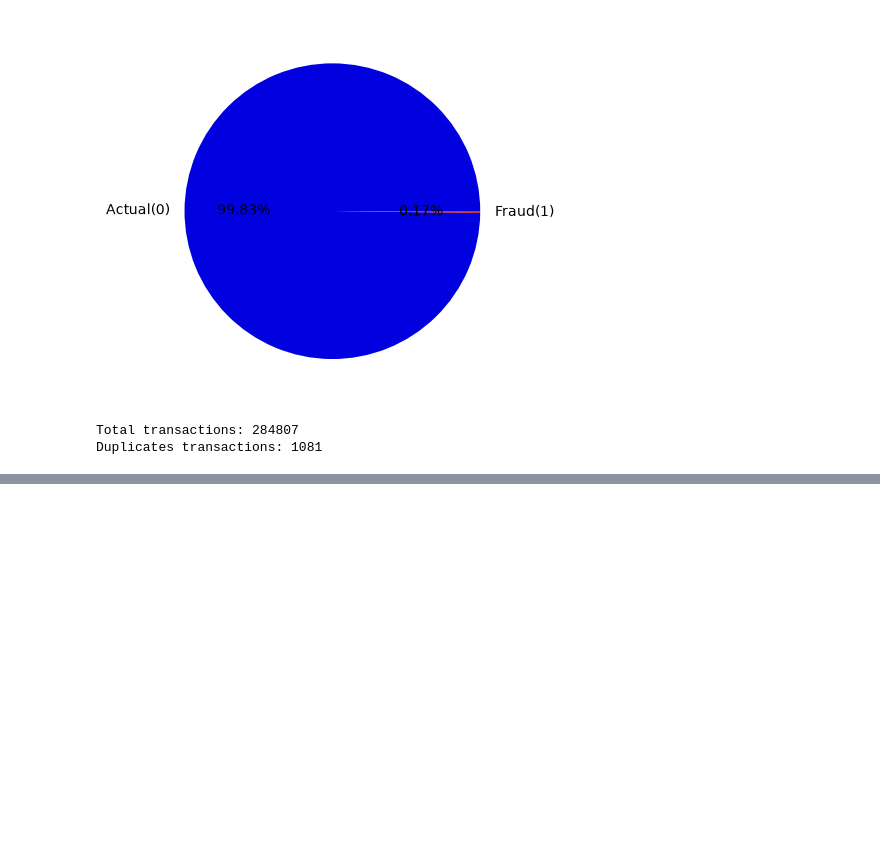
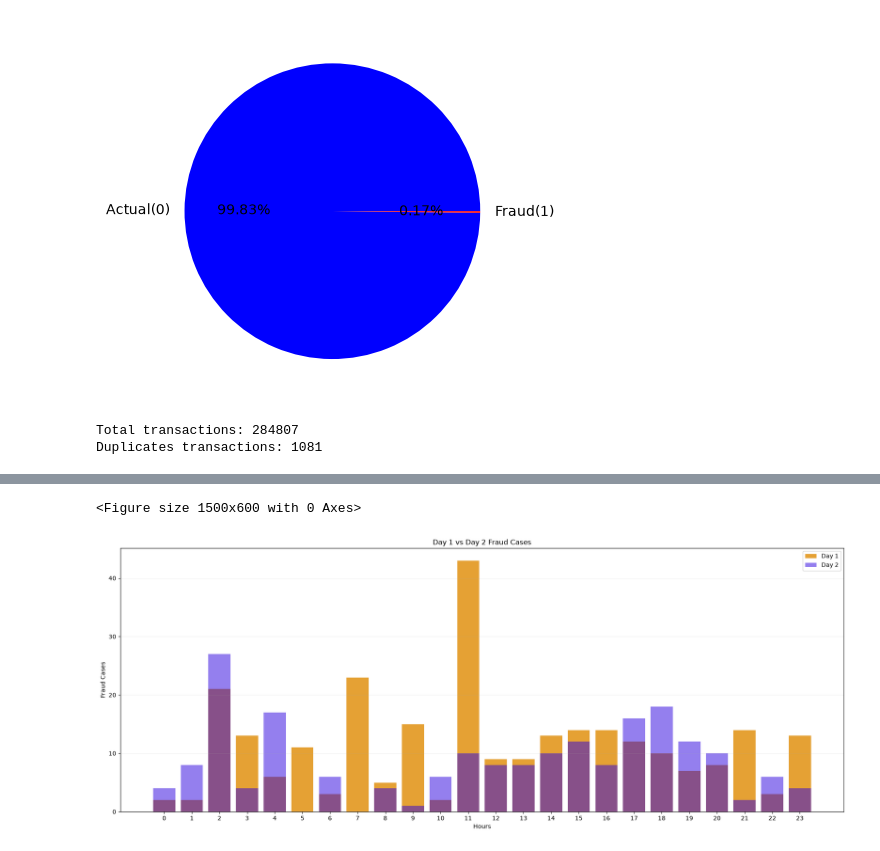
Before and after one commit to ayushmehraa/fraud-detection, a Jupyter notebook: notebooks/01_eda.ipynb, the cells around one changed output, grey strips where cells are left out. Saved outputs shown, nothing was run; the diff lists cells and outputs as text; code cells hidden in the pictures; blank space fills up the shorter version.

```diff
--- a/notebooks/01_eda.ipynb
+++ b/notebooks/01_eda.ipynb
@@ -96,0 +194,25 @@ so 492 fraud transactions and 19 were duplicates
+# %%
+day_1 =clean_df[clean_df['Day']==0].groupby("Hour")["Class"].sum()
+day_2 = clean_df[clean_df['Day']==1].groupby("Hour")["Class"].sum()
+
+plt.figure(figsize=(15,6))
+
+# making sure both days has all 24 hours
+hours = range(24)
+day_1 = day_1.reindex(hours,fill_value=0)
+day_2 = day_2.reindex(hours,fill_value=0)
+
+plt.figure(figsize=(18,7))
+plt.bar(hours, day_1, color = "#DF8A01", alpha=0.8, label="Day 1")
+plt.bar(hours, day_2, color = "#2A01DF", alpha=0.5, label="Day 2")
+plt.legend()
+plt.xlabel("Hours")
+plt.ylabel("Fraud Cases")
+plt.xticks(hours)
+plt.grid(axis="y", alpha = 0.2)
+plt.tight_layout()
+plt.title("Day 1 vs Day 2 Fraud Cases")
+plt.show()
+# %% [output]
+<Figure size 1500x600 with 0 Axes>
+[figure, added]
```
Also changed, not shown: parts of 16 cells of this notebook.
